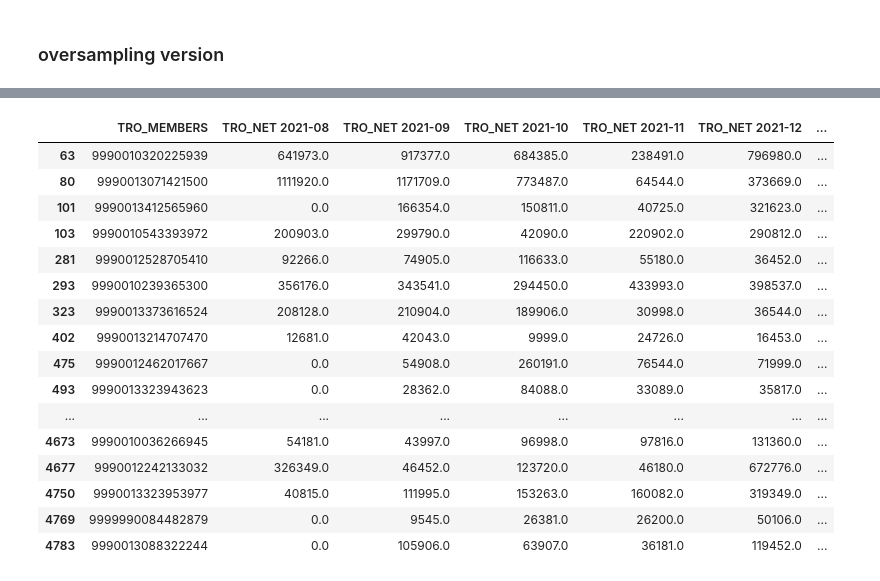
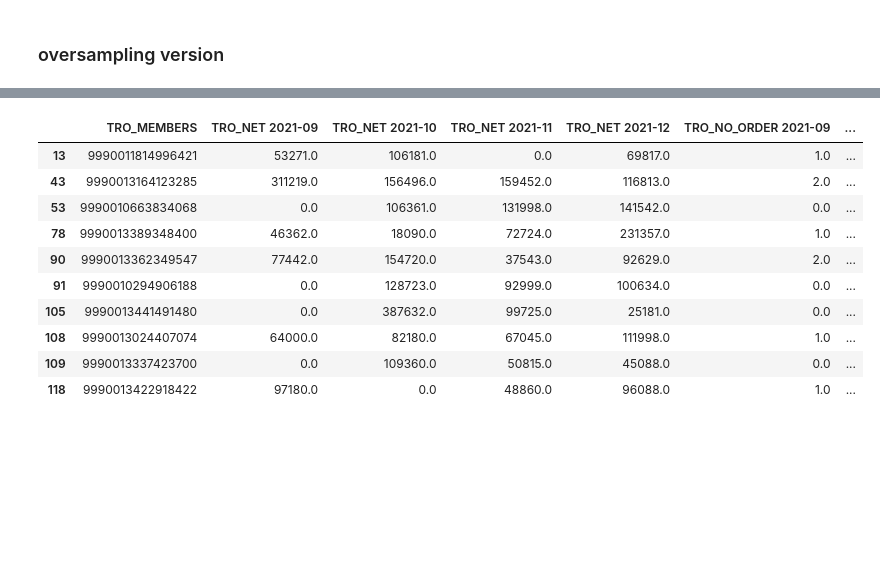
Before and after one commit to trisna26/alfagift_churn, a Jupyter notebook: explore-Copy1.ipynb, the cells around one changed output, grey strips where cells are left out. Cells and saved outputs as stored; diff of their text form; code cells hidden in the pictures; blank space fills up the shorter version.

```diff
--- a/explore-Copy1.ipynb
+++ b/explore-Copy1.ipynb
@@ -223,8 +258,8 @@ df_tto_re_pv[df_tto_re_pv['PV_2021-10'] > 0].head()
 # %%
 condition = (
-          (df_tto_re['TRO_NET 2021-09'] > 0) & \
-          (df_tto_re['TRO_NET 2021-10'] > 0) & \
-          (df_tto_re['TRO_NET 2021-11'] > 0) & \
-          (df_tto_re['TRO_NET 2021-12'] == 0)
+          (df_tto_re_pv['TRO_NET 2021-09'] > 0) & \
+          (df_tto_re_pv['TRO_NET 2021-10'] > 0) & \
+          (df_tto_re_pv['TRO_NET 2021-11'] > 0) & \
+          (df_tto_re_pv['TRO_NET 2021-12'] == 0)
 )
 df_tto_re_pv['label'] = np.where(condition, 1, 0)
@@ -248,0 +266,7 @@ df_tto_re_pv[df_tto_re_pv['label'] == 0].head()
+# %%
+df_tto_re_pv['NET_11-10'] = df_tto_re_pv['TRO_NET 2021-11'] - df_tto_re_pv['TRO_NET 2021-10']
+df_tto_re_pv['NET_10-09'] = df_tto_re_pv['TRO_NET 2021-10'] - df_tto_re_pv['TRO_NET 2021-09']
+df_tto_re_pv['NET_11-09'] = df_tto_re_pv['TRO_NET 2021-11'] - df_tto_re_pv['TRO_NET 2021-09']
+df_tto_re_pv['STRUK_11-10'] = df_tto_re_pv['TRO_NO_ORDER 2021-11'] - df_tto_re_pv['TRO_NO_ORDER 2021-10']
+df_tto_re_pv['STRUK_10-09'] = df_tto_re_pv['TRO_NO_ORDER 2021-10'] - df_tto_re_pv['TRO_NO_ORDER 2021-09']
+df_tto_re_pv['STRUK_11-09'] = df_tto_re_pv['TRO_NO_ORDER 2021-11'] - df_tto_re_pv['TRO_NO_ORDER 2021-09']
@@ -258,10 +289,16 @@ from sklearn.metrics import classification_report
 from sklearn.metrics import confusion_matrix, plot_confusion_matrix
 from sklearn.model_selection import train_test_split
 
-X = df_tto_re_pv.iloc[:,1:-1].drop(['TRO_NET 2021-12',
-                                    'TRO_NO_ORDER 2021-12',
-                                   'TRO_NET 2021-08',
-                                   'TRO_NO_ORDER 2021-08'], 1)
+X = df_tto_re_pv.drop(
+[
+'TRO_MEMBERS',
+'TRO_NET 2021-12',
+'TRO_NO_ORDER 2021-12',
+'SLA 2021-12',
+'SLA_LATE 2021-12',
+'label'
+], 1
+)
 y = df_tto_re_pv['label']
 
 X_train, X_test, y_train, y_test = train_test_split(X, y, test_size=0.33, random_state=42, stratify=y)
@@ -389,8 +419,6 @@ X.head()
 # %% [markdown]
 ### oversampling version
 # %%
-from sklearn.preprocessing import StandardScaler
-from sklearn.preprocessing import MinMaxScaler
 X_train, X_test, y_train, y_test = train_test_split(X, y, test_size=0.33, random_state=42, stratify=y)
 
 scaler = StandardScaler()
@@ -404,7 +432,7 @@ oversampler = SMOTE(random_state=0)
 X_train ,y_train = oversampler.fit_resample(X_train, y_train)
 
 
-clf_ridge = RandomForestClassifier()
+clf_ridge = RandomForestClassifier(n_jobs=32)
 clf_ridge.fit(X_train, y_train)
 pred = clf_ridge.predict(X_test)
 
@@ -428,23 +456,17 @@ df_res = pd.concat([
     pd.concat([df_tto_re_pv.drop(['label'],1).loc[X_test.index, :].reset_index(drop=True), pd.DataFrame({'pred':pred})],1),
     y_test.reset_index(drop=True)],1)
 # %%
-df_res[(df_res['label'] == 0) & (df_res['pred'] == 1)].head(100)
+df_res[(df_res['label'] == 0) & (df_res['pred'] == 1)].head(10)
 # %% [output]
-|  | TRO_MEMBERS | TRO_NET 2021-08 | TRO_NET 2021-09 | TRO_NET 2021-10 | TRO_NET 2021-11 | TRO_NET 2021-12 | ... |
-| 63 | 9990010320225939 | 641973.0 | 917377.0 | 684385.0 | 238491.0 | 796980.0 | ... |
-| 80 | 9990013071421500 | 1111920.0 | 1171709.0 | 773487.0 | 64544.0 | 373669.0 | ... |
-| 101 | 9990013412565960 | 0.0 | 166354.0 | 150811.0 | 40725.0 | 321623.0 | ... |
-| 103 | 9990010543393972 | 200903.0 | 299790.0 | 42090.0 | 220902.0 | 290812.0 | ... |
-| 281 | 9990012528705410 | 92266.0 | 74905.0 | 116633.0 | 55180.0 | 36452.0 | ... |
-| 293 | 9990010239365300 | 356176.0 | 343541.0 | 294450.0 | 433993.0 | 398537.0 | ... |
-| 323 | 9990013373616524 | 208128.0 | 210904.0 | 189906.0 | 30998.0 | 36544.0 | ... |
-| 402 | 9990013214707470 | 12681.0 | 42043.0 | 9999.0 | 24726.0 | 16453.0 | ... |
-| 475 | 9990012462017667 | 0.0 | 54908.0 | 260191.0 | 76544.0 | 71999.0 | ... |
-| 493 | 9990013323943623 | 0.0 | 28362.0 | 84088.0 | 33089.0 | 35817.0 | ... |
-| ... | ... | ... | ... | ... | ... | ... | ... |
-| 4673 | 9990010036266945 | 54181.0 | 43997.0 | 96998.0 | 97816.0 | 131360.0 | ... |
-| 4677 | 9990012242133032 | 326349.0 | 46452.0 | 123720.0 | 46180.0 | 672776.0 | ... |
-| 4750 | 9990013323953977 | 40815.0 | 111995.0 | 153263.0 | 160082.0 | 319349.0 | ... |
-| 4769 | 9999990084482879 | 0.0 | 9545.0 | 26381.0 | 26200.0 | 50106.0 | ... |
-| 4783 | 9990013088322244 | 0.0 | 105906.0 | 63907.0 | 36181.0 | 119452.0 | ... |
+|  | TRO_MEMBERS | TRO_NET 2021-09 | TRO_NET 2021-10 | TRO_NET 2021-11 | TRO_NET 2021-12 | TRO_NO_ORDER 2021-09 | ... |
+| 13 | 9990011814996421 | 53271.0 | 106181.0 | 0.0 | 69817.0 | 1.0 | ... |
+| 43 | 9990013164123285 | 311219.0 | 156496.0 | 159452.0 | 116813.0 | 2.0 | ... |
+| 53 | 9990010663834068 | 0.0 | 106361.0 | 131998.0 | 141542.0 | 0.0 | ... |
+| 78 | 9990013389348400 | 46362.0 | 18090.0 | 72724.0 | 231357.0 | 1.0 | ... |
+| 90 | 9990013362349547 | 77442.0 | 154720.0 | 37543.0 | 92629.0 | 2.0 | ... |
+| 91 | 9990010294906188 | 0.0 | 128723.0 | 92999.0 | 100634.0 | 0.0 | ... |
+| 105 | 9990013441491480 | 0.0 | 387632.0 | 99725.0 | 25181.0 | 0.0 | ... |
+| 108 | 9990013024407074 | 64000.0 | 82180.0 | 67045.0 | 111998.0 | 1.0 | ... |
+| 109 | 9990013337423700 | 0.0 | 109360.0 | 50815.0 | 45088.0 | 0.0 | ... |
+| 118 | 9990013422918422 | 97180.0 | 0.0 | 48860.0 | 96088.0 | 1.0 | ... |
 # %%
```
Also changed, not shown: parts of 35 cells of this notebook, 2 other files.
